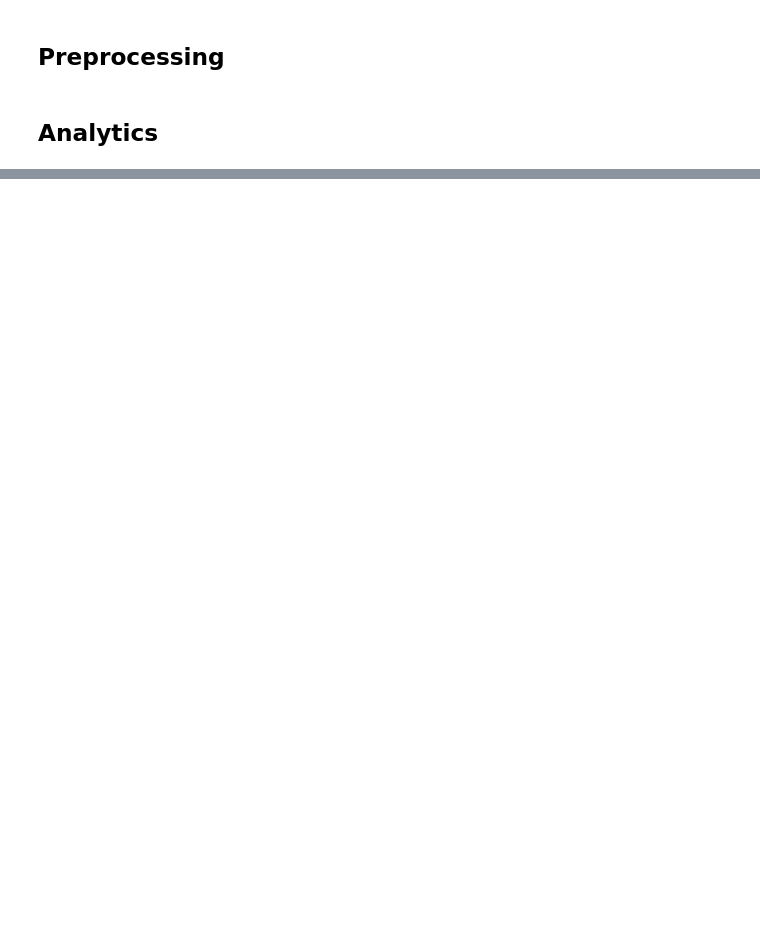
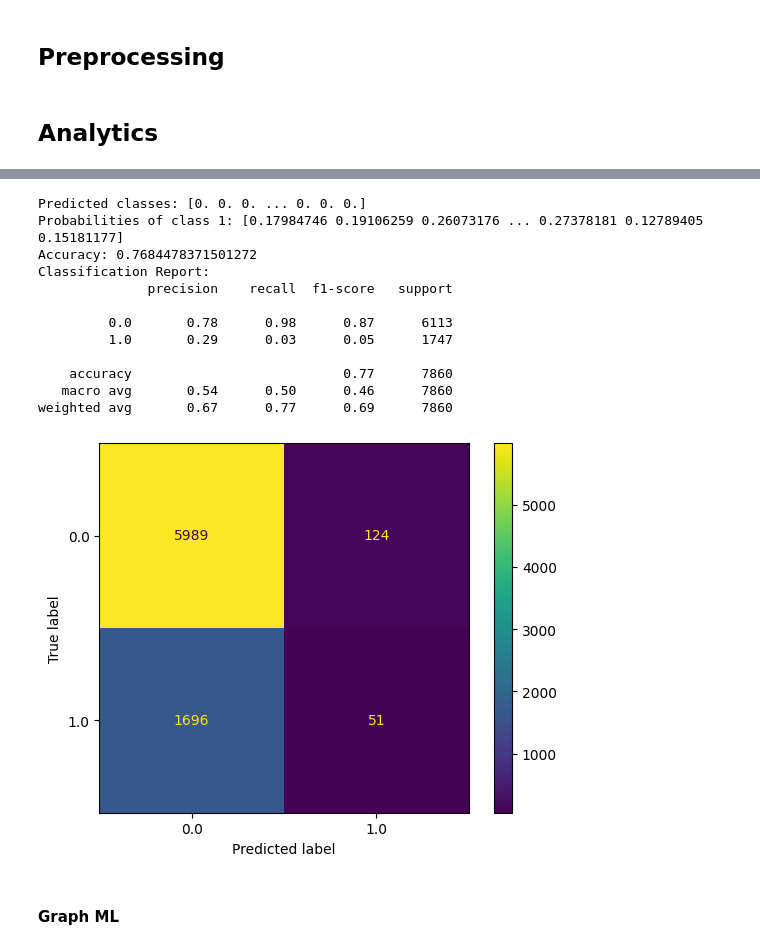
Before and after one commit to njwnkp4d8t-png/business-opportunity-graph, a Jupyter notebook: notebooks/neo4j_analytics.ipynb, the cells around one changed output, grey strips where cells are left out. Drawn from its saved outputs; the diff is of its cells as text; code cells hidden in the pictures; blank space fills up the shorter version.

```diff
--- a/notebooks/neo4j_analytics.ipynb
+++ b/notebooks/neo4j_analytics.ipynb
@@ -22,5 +22,5 @@ from sklearn.metrics import ConfusionMatrixDisplay
 # %%
 business_location_df = pd.read_json("../data/business_location.json")
 business_location_geometry = [Point(xy) for xy in zip(business_location_df.longitude, business_location_df.latitude)]
-business_location_gdf = gpd.GeoDataFrame(business_location_df, crs="EPSG:4326", geometry=business_location_geometry)
-business_location_gdf = business_location_gdf[business_location_gdf['longitude']!=180] #fix these outliers
+# business_location_gdf = gpd.GeoDataFrame(business_location_df, crs="EPSG:4326", geometry=business_location_geometry)
+business_location_df = business_location_df[business_location_df['longitude']!=180] #fix these outliers
@@ -69,31 +86,48 @@ model = Pipeline([
     ('classifier', LogisticRegression(random_state=42))
 ])
 
 
-Xf = business_location_df.dropna()[['latitude', 'longitude','avg_rating']]#,'zip','blockgroup']]
+
+Xf = business_location_df.dropna()[['latitude', 'longitude','avg_rating','zip','blockgroup']]
 yf = business_location_df.dropna()['franchise_bool']
 
 Xf_train, Xf_test, yf_train, yf_test = train_test_split(Xf, yf, test_size=0.2, random_state=42)
 
 
 model.fit(Xf_train, yf_train)
 
 # Predict the class label (0 or 1)
 yf_logist = model.predict(Xf_test)
 print(f"Predicted classes: {yf_logist}")
 
 # Predict the probability of belonging to class 1
 yf_probabilities = model.predict_proba(Xf_test)[:, 1] #
 print(f"Probabilities of class 1: {yf_probabilities}")
 
 
 
 
 print(f"Accuracy: {accuracy_score(yf_test, yf_logist)}")
 print("Classification Report:")
 print(classification_report(yf_test, yf_logist))
 
 cm_logist = confusion_matrix(yf_test, yf_logist)
 
 
 disp = ConfusionMatrixDisplay.from_estimator(model, Xf_test, yf_test)
+# %% [output]
+Predicted classes: [0. 0. 0. ... 0. 0. 0.]
+Probabilities of class 1: [0.17984746 0.19106259 0.26073176 ... 0.27378181 0.12789405 0.15181177]
+Accuracy: 0.7684478371501272
+Classification Report:
+              precision    recall  f1-score   support
+
+         0.0       0.78      0.98      0.87      6113
+         1.0       0.29      0.03      0.05      1747
+
+    accuracy                           0.77      7860
+   macro avg       0.54      0.50      0.46      7860
+weighted avg       0.67      0.77      0.69      7860
+[figure, added]
+# %% [markdown]
+#### Graph ML
```
Also changed, not shown: parts of 5 cells of this notebook, 1 other file.
